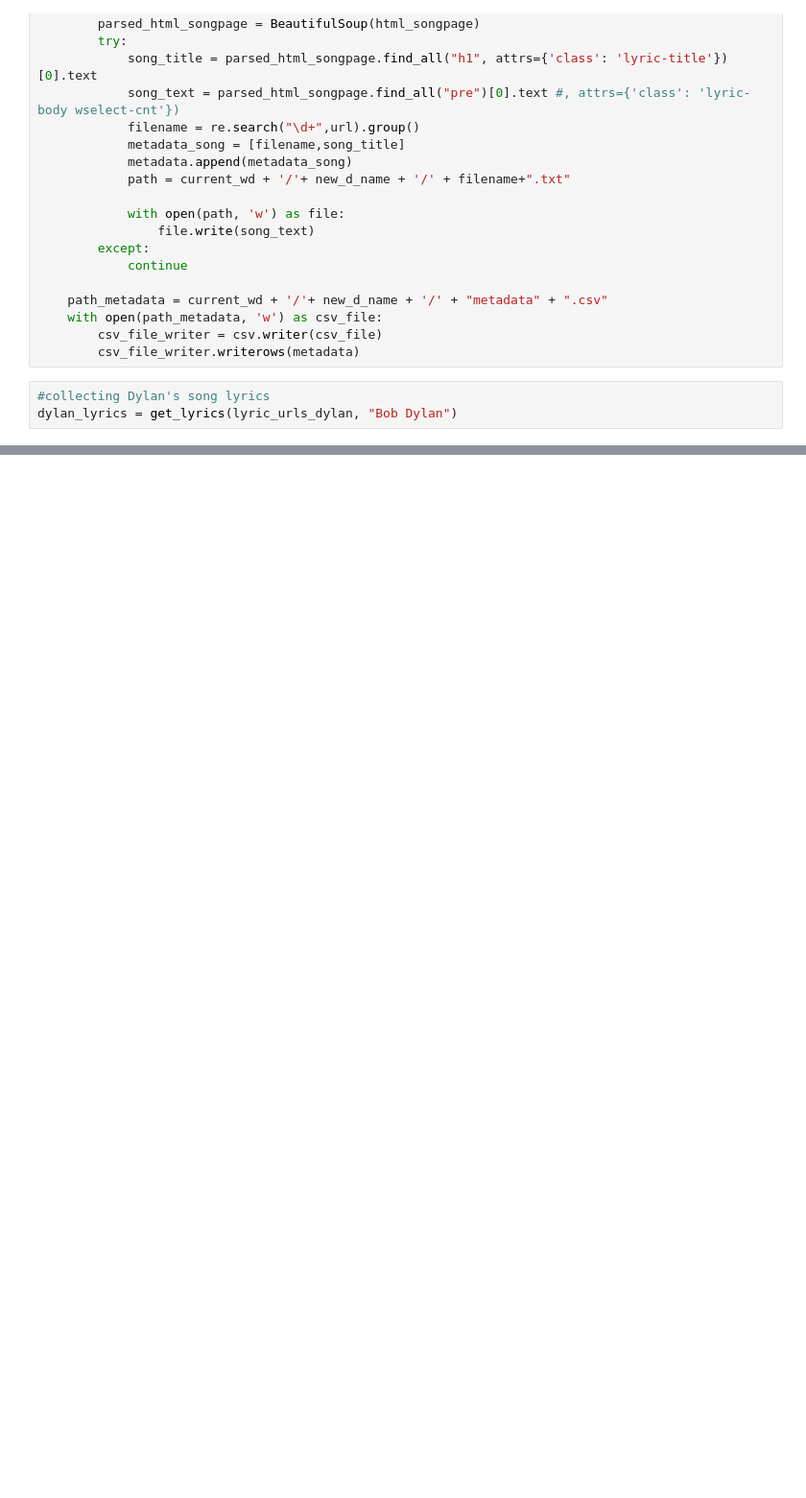
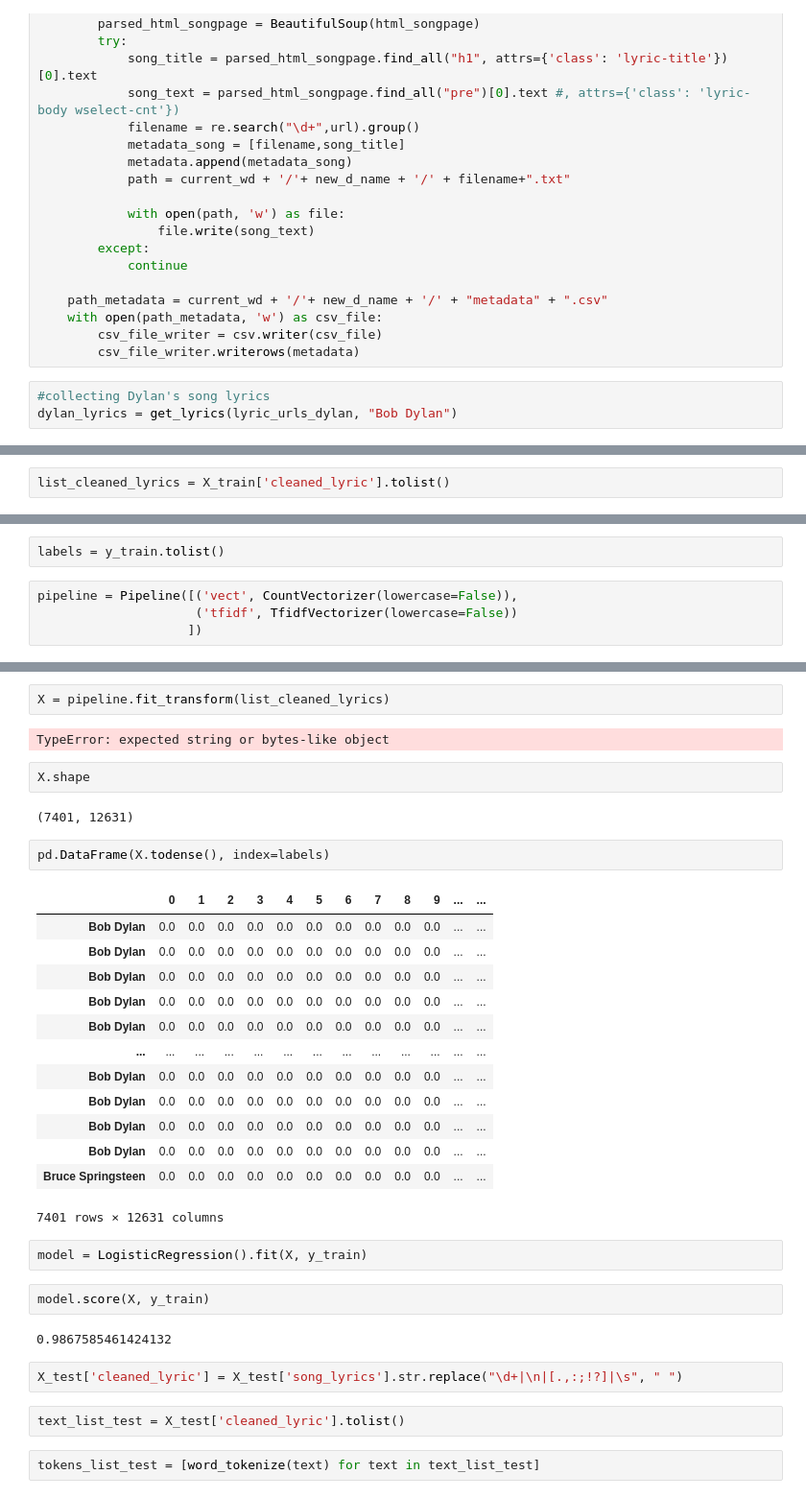
Before and after one commit to GParolini/spiced_academy_projects, a Jupyter notebook: project4_lyrics/project4_lyrics.ipynb, the cells around one changed output, grey strips where cells are left out. Shown at 96% size. Saved outputs shown, nothing was run; the diff lists cells and outputs as text; blank space fills up the shorter version.

```diff
--- a/project4_lyrics/project4_lyrics.ipynb
+++ b/project4_lyrics/project4_lyrics.ipynb
@@ -103,0 +276,2 @@ spreen_lyrics = get_lyrics(lyric_urls_spreen, "Bruce Springsteen")
+# %%
+list_cleaned_lyrics = X_train['cleaned_lyric'].tolist()
@@ -103,0 +282,6 @@ spreen_lyrics = get_lyrics(lyric_urls_spreen, "Bruce Springsteen")
+# %%
+labels = y_train.tolist()
+# %%
+pipeline = Pipeline([('vect', CountVectorizer(lowercase=False)),
+                     ('tfidf', TfidfVectorizer(lowercase=False))
+                    ])
@@ -103,0 +308,36 @@ spreen_lyrics = get_lyrics(lyric_urls_spreen, "Bruce Springsteen")
+# %%
+X = pipeline.fit_transform(list_cleaned_lyrics)
+# %% [output]
+TypeError: expected string or bytes-like object
+# %%
+X.shape
+# %% [output]
+(7401, 12631)
+# %%
+pd.DataFrame(X.todense(), index=labels)
+# %% [output]
+|  | 0 | 1 | 2 | 3 | 4 | 5 | 6 | 7 | 8 | 9 | ... | ... |
+| Bob Dylan | 0.0 | 0.0 | 0.0 | 0.0 | 0.0 | 0.0 | 0.0 | 0.0 | 0.0 | 0.0 | ... | ... |
+| Bob Dylan | 0.0 | 0.0 | 0.0 | 0.0 | 0.0 | 0.0 | 0.0 | 0.0 | 0.0 | 0.0 | ... | ... |
+| Bob Dylan | 0.0 | 0.0 | 0.0 | 0.0 | 0.0 | 0.0 | 0.0 | 0.0 | 0.0 | 0.0 | ... | ... |
+| Bob Dylan | 0.0 | 0.0 | 0.0 | 0.0 | 0.0 | 0.0 | 0.0 | 0.0 | 0.0 | 0.0 | ... | ... |
+| Bob Dylan | 0.0 | 0.0 | 0.0 | 0.0 | 0.0 | 0.0 | 0.0 | 0.0 | 0.0 | 0.0 | ... | ... |
+| ... | ... | ... | ... | ... | ... | ... | ... | ... | ... | ... | ... | ... |
+| Bob Dylan | 0.0 | 0.0 | 0.0 | 0.0 | 0.0 | 0.0 | 0.0 | 0.0 | 0.0 | 0.0 | ... | ... |
+| Bob Dylan | 0.0 | 0.0 | 0.0 | 0.0 | 0.0 | 0.0 | 0.0 | 0.0 | 0.0 | 0.0 | ... | ... |
+| Bob Dylan | 0.0 | 0.0 | 0.0 | 0.0 | 0.0 | 0.0 | 0.0 | 0.0 | 0.0 | 0.0 | ... | ... |
+| Bob Dylan | 0.0 | 0.0 | 0.0 | 0.0 | 0.0 | 0.0 | 0.0 | 0.0 | 0.0 | 0.0 | ... | ... |
+| Bruce Springsteen | 0.0 | 0.0 | 0.0 | 0.0 | 0.0 | 0.0 | 0.0 | 0.0 | 0.0 | 0.0 | ... | ... |
+7401 rows × 12631 columns
+# %%
+model = LogisticRegression().fit(X, y_train)
+# %%
+model.score(X, y_train)
+# %% [output]
+0.9867585461424132
+# %%
+X_test['cleaned_lyric'] = X_test['song_lyrics'].str.replace("\d+|\n|[.,:;!?]|\s", " ")
+# %%
+text_list_test = X_test['cleaned_lyric'].tolist()
+# %%
+tokens_list_test = [word_tokenize(text) for text in text_list_test]
```
Also changed, not shown: parts of 38 cells of this notebook, 6 other files.
